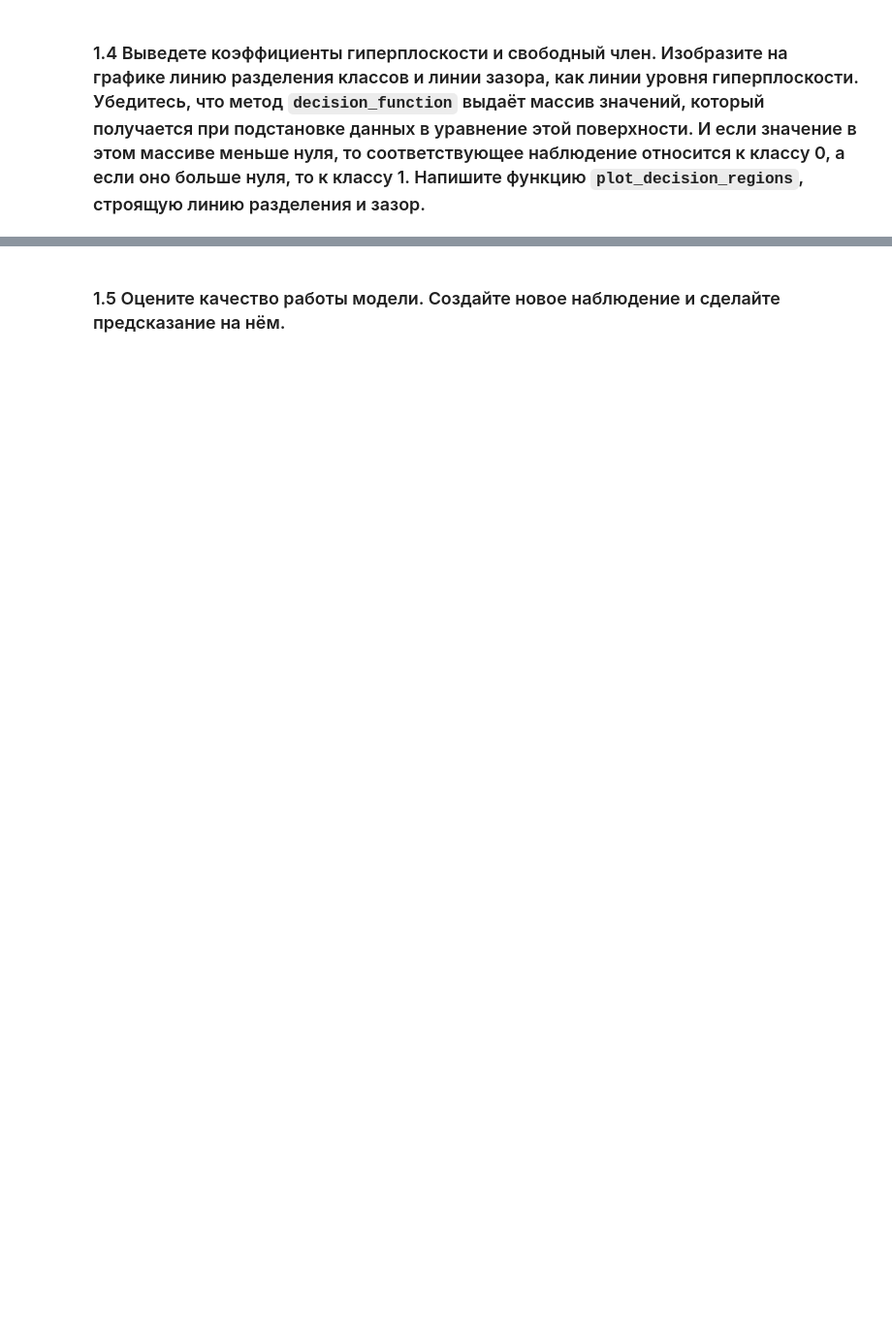
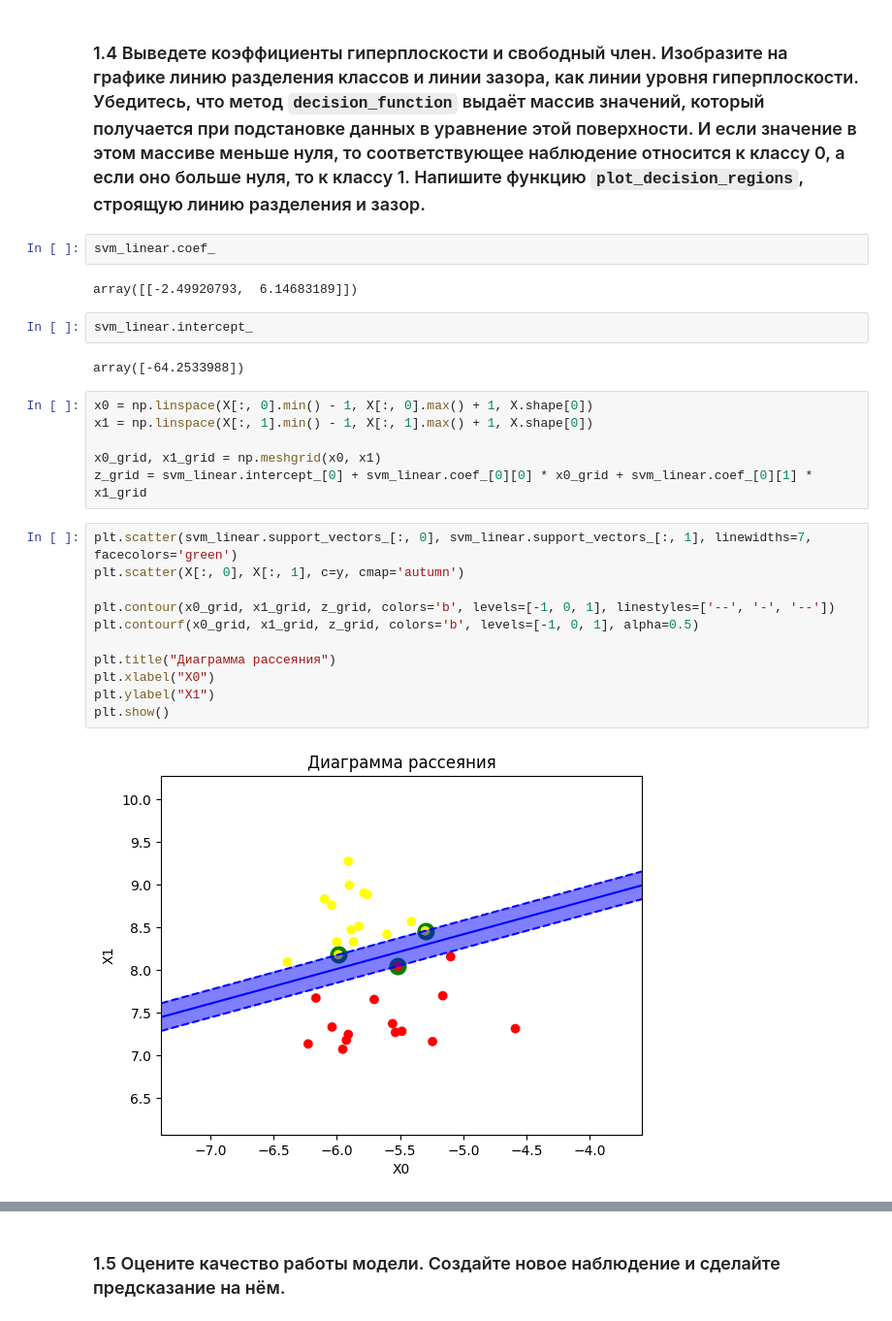
Before and after one commit to consciousnss/fa-machine-learning, a Jupyter notebook: semestr2/SVM.ipynb, the cells around one changed output, grey strips where cells are left out. Shown at 97% size. Saved outputs shown, nothing was run; the diff lists cells and outputs as text; blank space fills up the shorter version.

```diff
--- a/semestr2/SVM.ipynb
+++ b/semestr2/SVM.ipynb
@@ -82,2 +134,29 @@ from sklearn.svm import SVC
 # %% [markdown]
 ### 1.4  Выведете коэффициенты гиперплоскости и свободный член. Изобразите на графике линию разделения классов и линии зазора, как линии уровня гиперплоскости. Убедитесь, что метод `decision_function` выдаёт массив значений, который получается при подстановке данных в уравнение этой поверхности. И если значение в этом массиве меньше нуля, то соответствующее наблюдение относится к классу 0, а если оно больше нуля, то к классу 1. Напишите функцию `plot_decision_regions`, строящую линию разделения и зазор.
+# %%
+svm_linear.coef_
+# %% [output]
+array([[-2.49920793,  6.14683189]])
+# %%
+svm_linear.intercept_
+# %% [output]
+array([-64.2533988])
+# %%
+x0 = np.linspace(X[:, 0].min() - 1, X[:, 0].max() + 1, X.shape[0])
+x1 = np.linspace(X[:, 1].min() - 1, X[:, 1].max() + 1, X.shape[0])
+
+x0_grid, x1_grid = np.meshgrid(x0, x1)
+z_grid = svm_linear.intercept_[0] + svm_linear.coef_[0][0] * x0_grid + svm_linear.coef_[0][1] * x1_grid
+# %%
+plt.scatter(svm_linear.support_vectors_[:, 0], svm_linear.support_vectors_[:, 1], linewidths=7, facecolors='green')
+plt.scatter(X[:, 0], X[:, 1], c=y, cmap='autumn')
+
+plt.contour(x0_grid, x1_grid, z_grid, colors='b', levels=[-1, 0, 1], linestyles=['--', '-', '--'])
+plt.contourf(x0_grid, x1_grid, z_grid, colors='b', levels=[-1, 0, 1], alpha=0.5)
+
+plt.title("Диаграмма рассеяния")
+plt.xlabel("X0")
+plt.ylabel("X1")
+plt.show()
+# %% [output]
+[figure, added]
```
Also changed, not shown: parts of 31 cells of this notebook.
